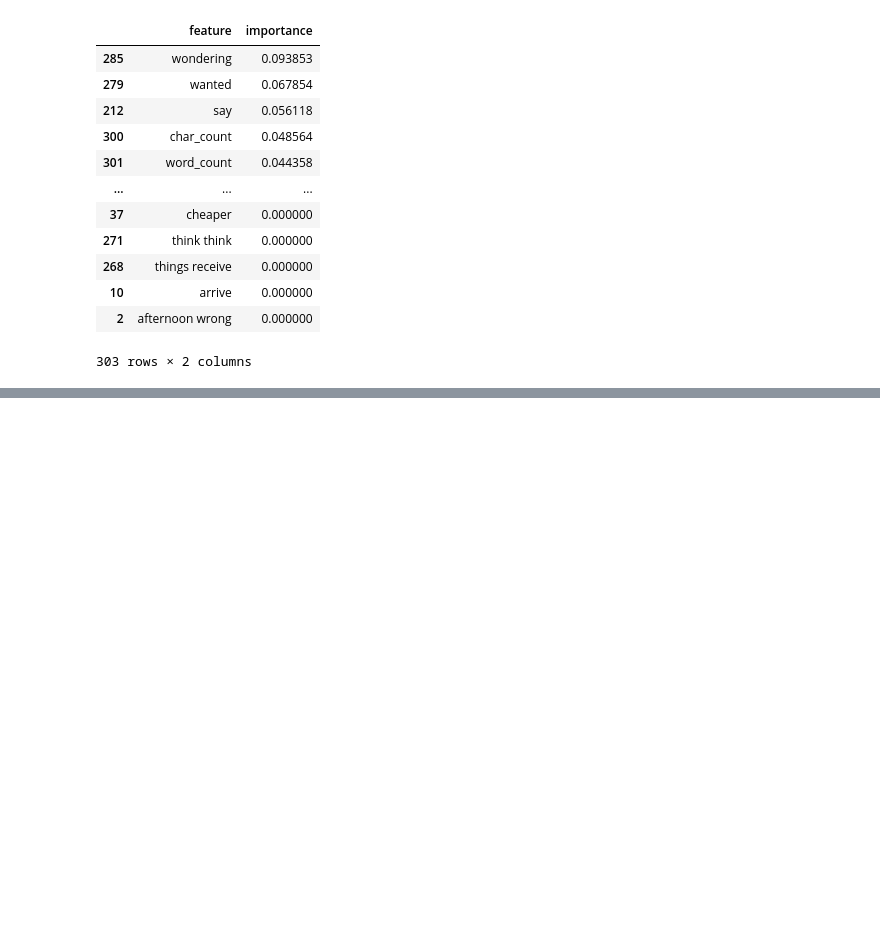
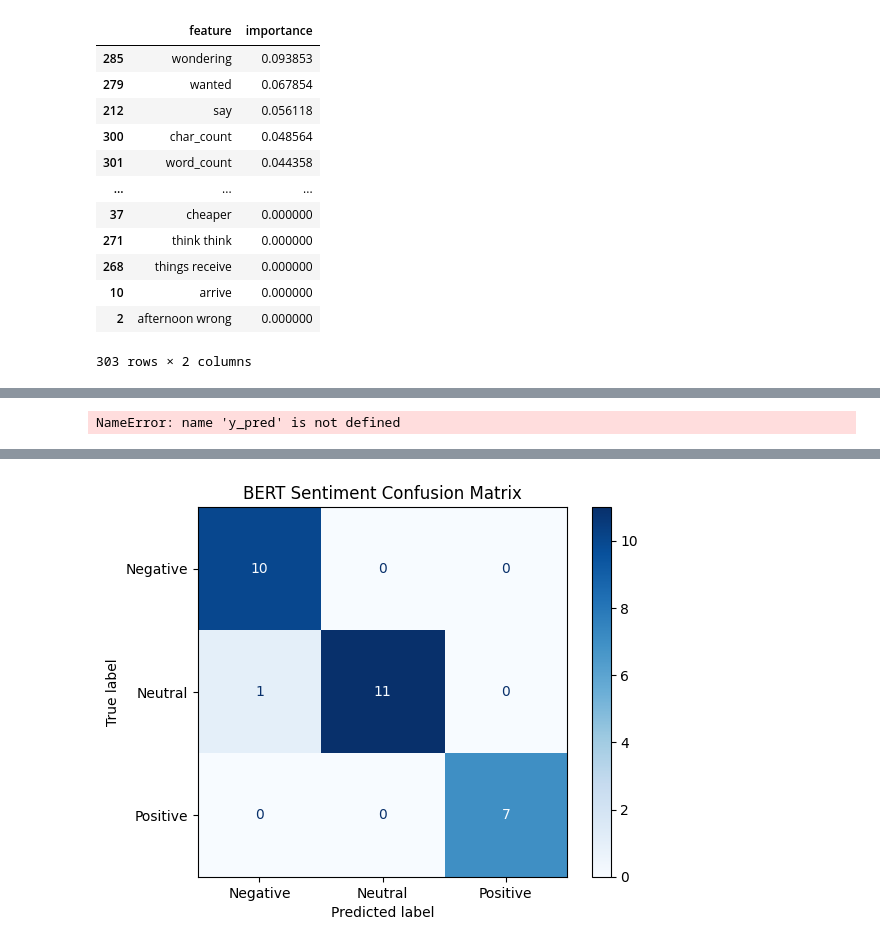
Before and after one commit to Temmi01/transcription-project, a Jupyter notebook: project.ipynb, the cells around one changed output, grey strips where cells are left out. Drawn from its saved outputs; the diff is of its cells as text; code cells hidden in the pictures; blank space fills up the shorter version.

```diff
--- a/project.ipynb
+++ b/project.ipynb
@@ -208,8 +277,9 @@ import torch
 
 train_texts, val_texts, train_labels, val_labels = train_test_split(
 	df['text'].tolist(),
-	df['sentiment_label'].tolist(),
-	test_size=0.2
+	Y.tolist(),
+	test_size=0.2,
+  random_state=42
 )
 
 model_name = "distilbert-base-uncased"
@@ -217,7 +287,7 @@ model_name = "distilbert-base-uncased"
 tokenizer = AutoTokenizer.from_pretrained(model_name)
 
 def tokenize(text):
-	return tokenizer(text, truncation=True, max_length=128)
+	return tokenizer(text, truncation=True, max_length=128, padding="max_length")
 
 train_encodings = tokenize(train_texts)
 val_encodings = tokenize(val_texts)
@@ -240,11 +310,11 @@ val_dataset = SupportDataset(val_encodings, val_labels)
 
 model = AutoModelForSequenceClassification.from_pretrained(model_name, num_labels=3)
 
-
 training_args = TrainingArguments(
 	output_dir='./results',
 	num_train_epochs=3,
 	per_device_train_batch_size=8,
+	logging_steps=5,
 	eval_strategy="epoch",
 	logging_dir='./logs',
 )
@@ -263,0 +339,4 @@ TypeError: new(): invalid data type 'str'
+# %%
+print(classification_report(y_pred, y_true))
+# %% [output]
+NameError: name 'y_pred' is not defined
@@ -263,0 +345,19 @@ TypeError: new(): invalid data type 'str'
+# %%
+from sklearn.metrics import confusion_matrix
+import numpy as np
+
+predictions = trainer.predict(val_dataset)
+
+y_pred = np.argmax(predictions.predictions, axis=1)
+y_true = predictions.label_ids
+
+# 2. Create the matrix
+cm = confusion_matrix(y_true, y_pred)
+
+# 3. Plot it
+labels = ['Negative', 'Neutral', 'Positive']
+disp = ConfusionMatrixDisplay(confusion_matrix=cm, display_labels=labels)
+disp.plot(cmap=plt.cm.Blues)
+plt.title("BERT Sentiment Confusion Matrix")
+plt.show()
+# %% [output]
@@ -263,0 +365 @@ TypeError: new(): invalid data type 'str'
+[figure, added]
```
Also changed, not shown: parts of 8 cells of this notebook, 27 other files.
